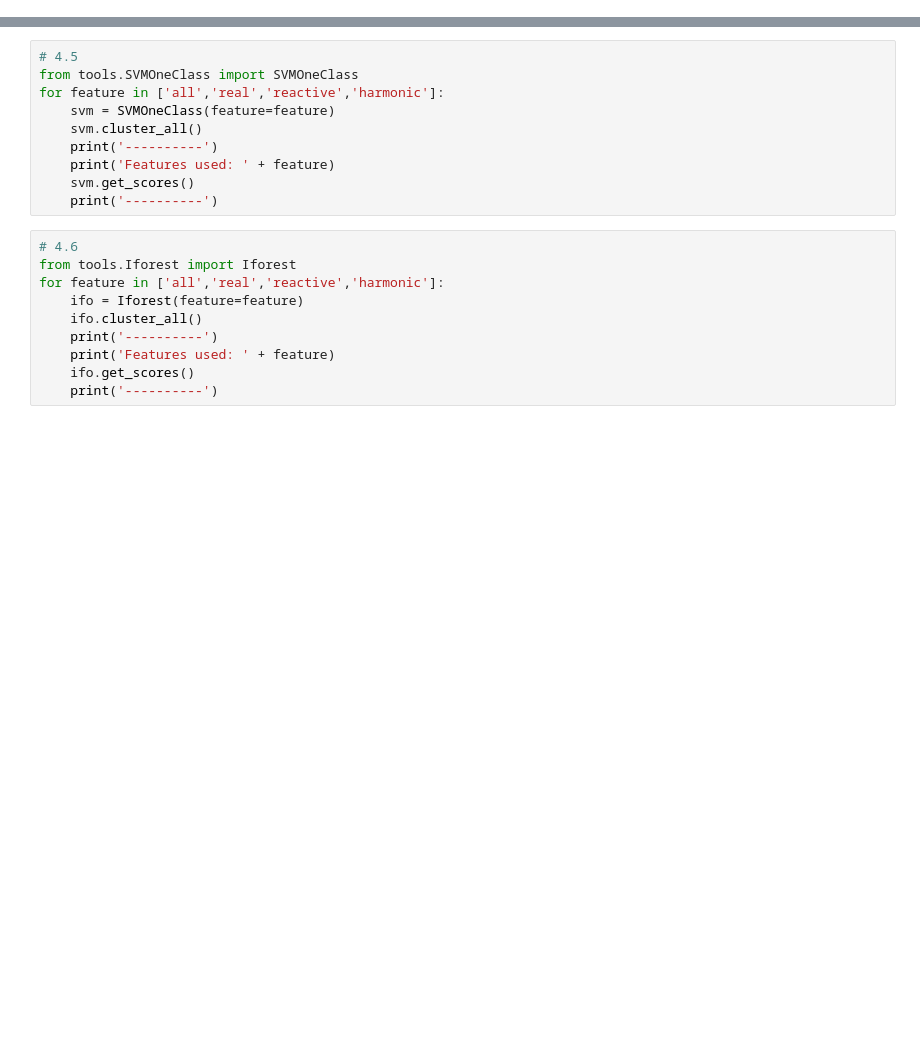
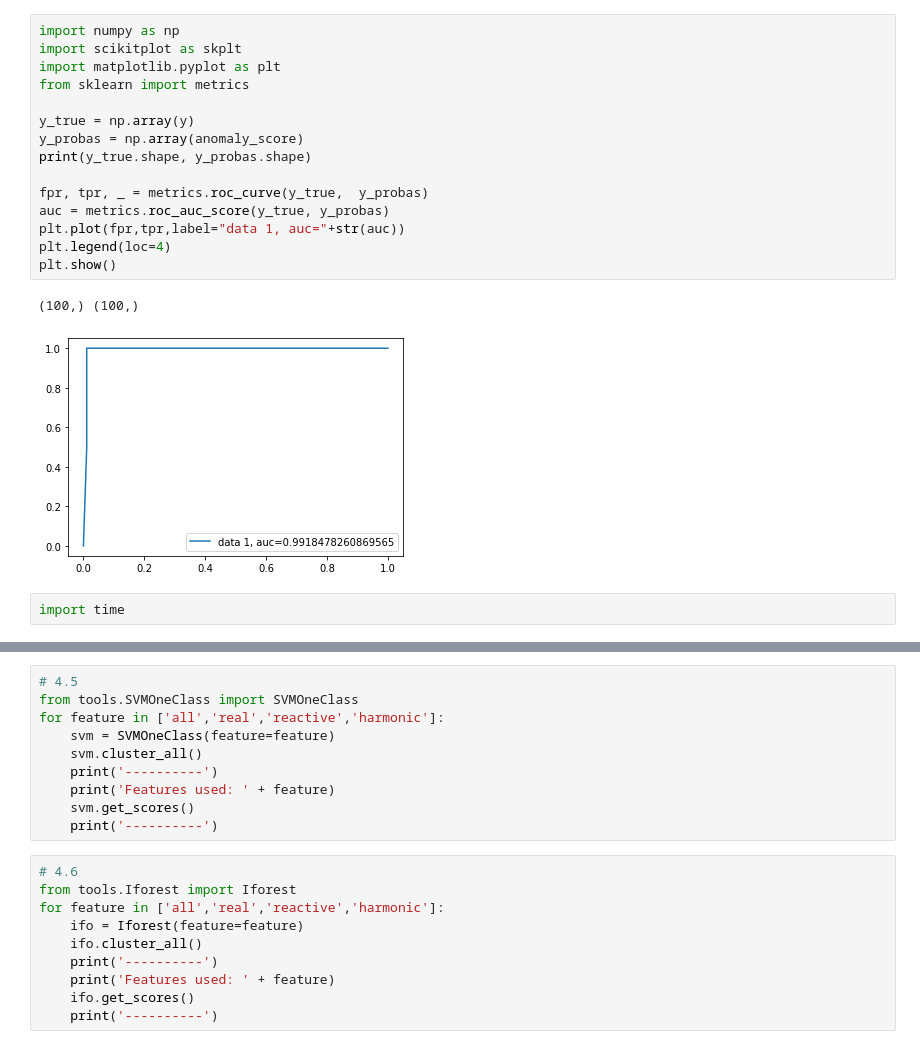
Before and after one commit to PhilipPhil/Unsupervised-Learning-for-Anomaly-Detection-in-Fleet-Based-Systems-Application-to-Air-Conditioners, a Jupyter notebook: Scores.ipynb, the cells around one changed output, grey strips where cells are left out. Drawn from its saved outputs; the diff is of its cells as text; blank space fills up the shorter version.

```diff
--- a/Scores.ipynb
+++ b/Scores.ipynb
@@ -0,0 +1,20 @@
+# %%
+import numpy as np
+import scikitplot as skplt
+import matplotlib.pyplot as plt
+from sklearn import metrics
+
+y_true = np.array(y)
+y_probas = np.array(anomaly_score)
+print(y_true.shape, y_probas.shape)
+
+fpr, tpr, _ = metrics.roc_curve(y_true,  y_probas)
+auc = metrics.roc_auc_score(y_true, y_probas)
+plt.plot(fpr,tpr,label="data 1, auc="+str(auc))
+plt.legend(loc=4)
+plt.show()
+# %% [output]
+(100,) (100,)
+[figure, added]
+# %%
+import time
```
Also changed, not shown: parts of 6 cells of this notebook, 12 other files.
